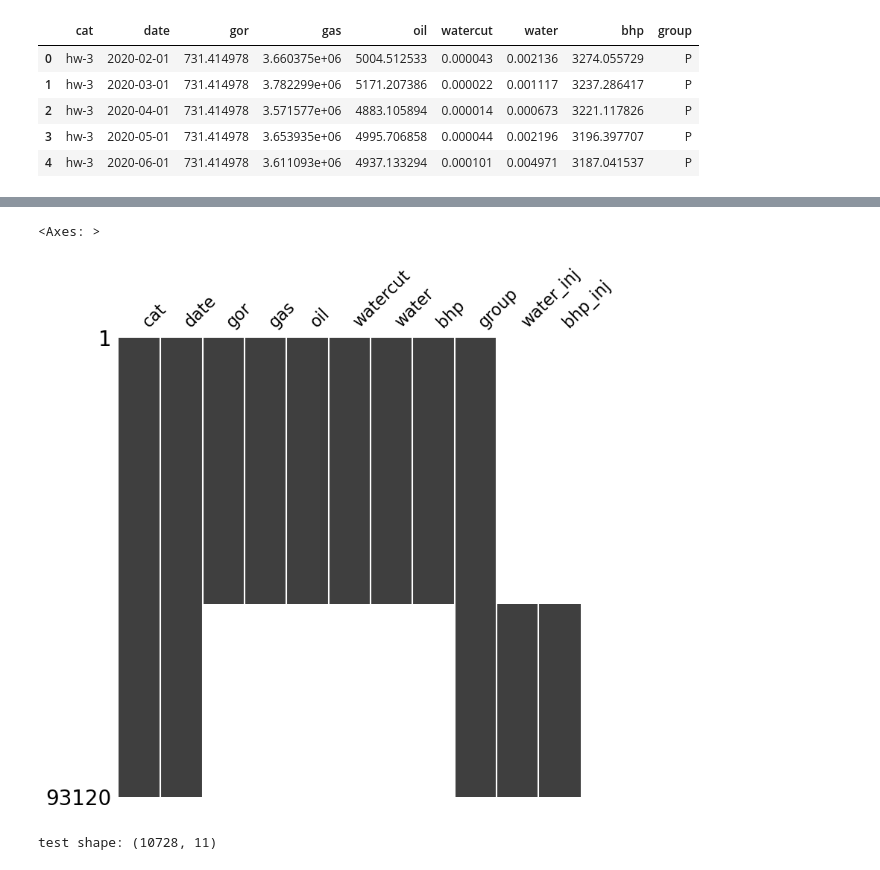
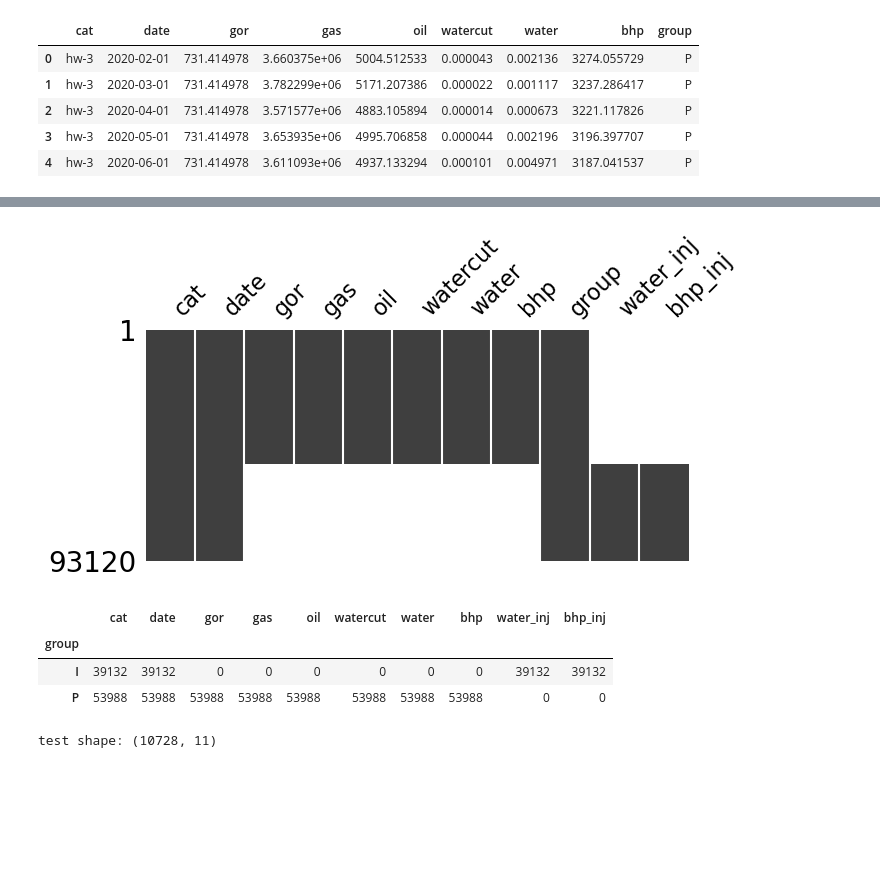
Before and after one commit to kalachinartyom/RL-in-time-series, a Jupyter notebook: notebooks/1.0-kalachin-make-costa-dataset.ipynb, the cells around one changed output, grey strips where cells are left out. Cells and saved outputs as stored; diff of their text form; code cells hidden in the pictures; blank space fills up the shorter version.

```diff
--- a/notebooks/1.0-kalachin-make-costa-dataset.ipynb
+++ b/notebooks/1.0-kalachin-make-costa-dataset.ipynb
@@ -11,7 +11,7 @@ pd.set_option("display.max_columns", None)
 # %%
 ### create coords dataframe
 
-path = "../data/raw/COSTA well_heads.csv"
+path = "../data/raw/costa/COSTA well_heads.csv"
 data = pd.read_csv(path)
 print(data.shape)
 
@@ -37,7 +37,7 @@ data.head()
 # %%
 ### create coords dataframe
 
-path = "../data/raw/COSTA Well Heads.prn"
+path = "../data/raw/costa/COSTA Well Heads.prn"
 data1 = pd.read_csv(path, sep="\s+")
 print(data1.shape)
 
@@ -81,7 +81,7 @@ df.head()
 # %%
 ### load appraisal well data
 
-path = "../data/raw/COSTA Synthetic Production Monthly.xlsx"
+path = "../data/raw/costa/COSTA Synthetic Production Monthly.xlsx"
 
 data = pd.DataFrame()
 
@@ -127,7 +127,6 @@ dictionary = {
 data["group"] = data["group"].map(dictionary)
 
 print(data.shape)
-data.head()
 # %% [output]
 Appraisal Wells (6120, 9)
 Production Wells (47868, 9)
@@ -168,11 +160,17 @@ data.to_csv(path, index=False)
 # %%
 import missingno as msno
 
 # Визуализируем матрицу Missingno
-msno.matrix(data, sparkline=False, figsize=(8, 8))
+msno.matrix(data, sparkline=False, figsize=(7, 3));
 # %% [output]
-<Axes: >
-[figure, old version]
+[figure, new version]
+# %%
+data.groupby('group').count()
+# %% [output]
+|  | cat | date | gor | gas | oil | watercut | water | bhp | water_inj | bhp_inj |
+| group |  |  |  |  |  |  |  |  |  |  |
+| I | 39132 | 39132 | 0 | 0 | 0 | 0 | 0 | 0 | 39132 | 39132 |
+| P | 53988 | 53988 | 53988 | 53988 | 53988 | 53988 | 53988 | 53988 | 0 | 0 |
 # %%
 test = data[data["date"] >= "2048-02-01"].copy()
 print("test shape:", test.shape)
```
Also changed, not shown: parts of 2 cells of this notebook, 12 other files.
